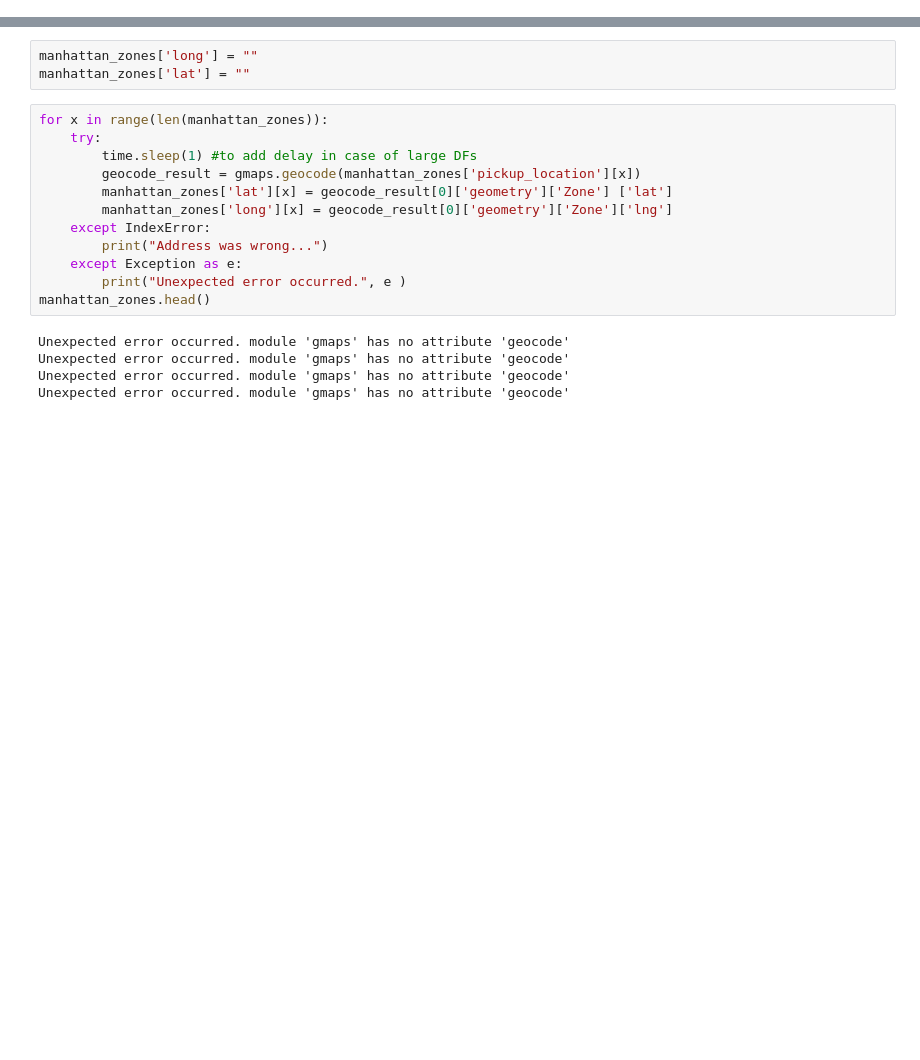
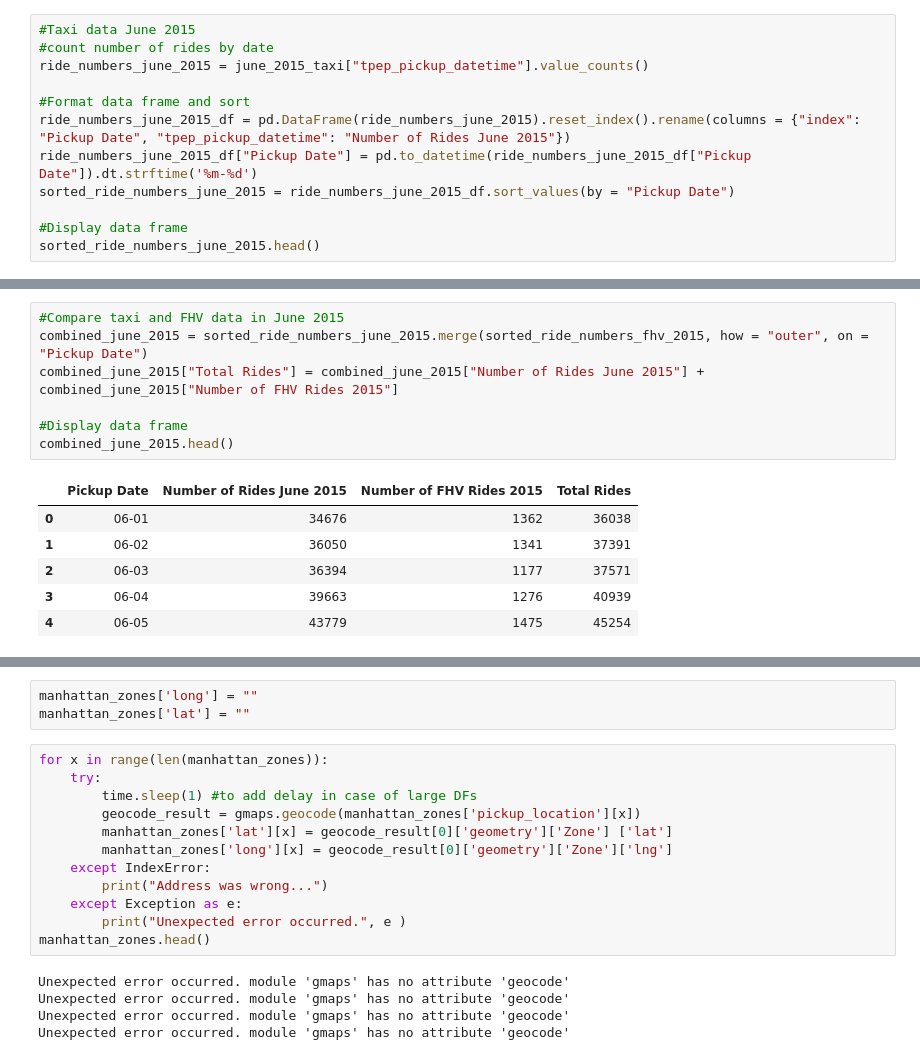
Before and after one commit to ILekawa9/Project-1, a Jupyter notebook: NYC_Taxi_RIdeshare_Final.ipynb, the cells around one changed output, grey strips where cells are left out. Cells and saved outputs as stored; diff of their text form; blank space fills up the shorter version.

```diff
--- a/NYC_Taxi_RIdeshare_Final.ipynb
+++ b/NYC_Taxi_RIdeshare_Final.ipynb
@@ -24,0 +55,12 @@ manhattan_zones.head()
+# %%
+#Taxi data June 2015
+#count number of rides by date
+ride_numbers_june_2015 = june_2015_taxi["tpep_pickup_datetime"].value_counts()
+
+#Format data frame and sort
+ride_numbers_june_2015_df = pd.DataFrame(ride_numbers_june_2015).reset_index().rename(columns = {"index": "Pickup Date", "tpep_pickup_datetime": "Number of Rides June 2015"})
+ride_numbers_june_2015_df["Pickup Date"] = pd.to_datetime(ride_numbers_june_2015_df["Pickup Date"]).dt.strftime('%m-%d')
+sorted_ride_numbers_june_2015 = ride_numbers_june_2015_df.sort_values(by = "Pickup Date")
+
+#Display data frame
+sorted_ride_numbers_june_2015.head()
@@ -24,0 +131,14 @@ manhattan_zones.head()
+# %%
+#Compare taxi and FHV data in June 2015
+combined_june_2015 = sorted_ride_numbers_june_2015.merge(sorted_ride_numbers_fhv_2015, how = "outer", on = "Pickup Date")
+combined_june_2015["Total Rides"] = combined_june_2015["Number of Rides June 2015"] + combined_june_2015["Number of FHV Rides 2015"]
+
+#Display data frame
+combined_june_2015.head()
+# %% [output]
+|  | Pickup Date | Number of Rides June 2015 | Number of FHV Rides 2015 | Total Rides |
+| 0 | 06-01 | 34676 | 1362 | 36038 |
+| 1 | 06-02 | 36050 | 1341 | 37391 |
+| 2 | 06-03 | 36394 | 1177 | 37571 |
+| 3 | 06-04 | 39663 | 1276 | 40939 |
+| 4 | 06-05 | 43779 | 1475 | 45254 |
```
Also changed, not shown: parts of 17 cells of this notebook.
